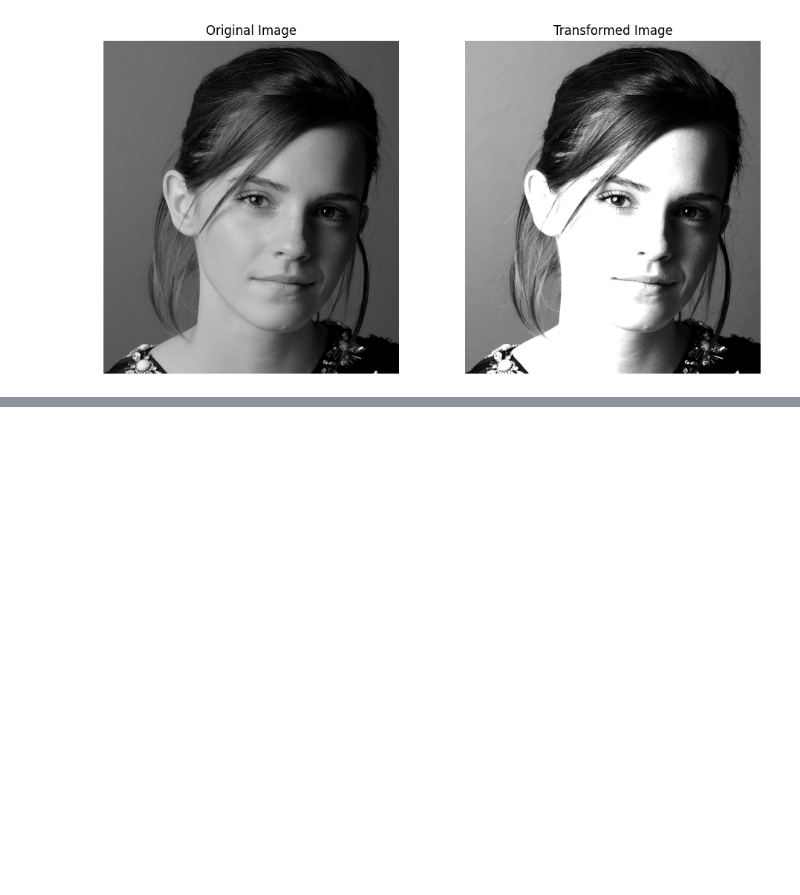
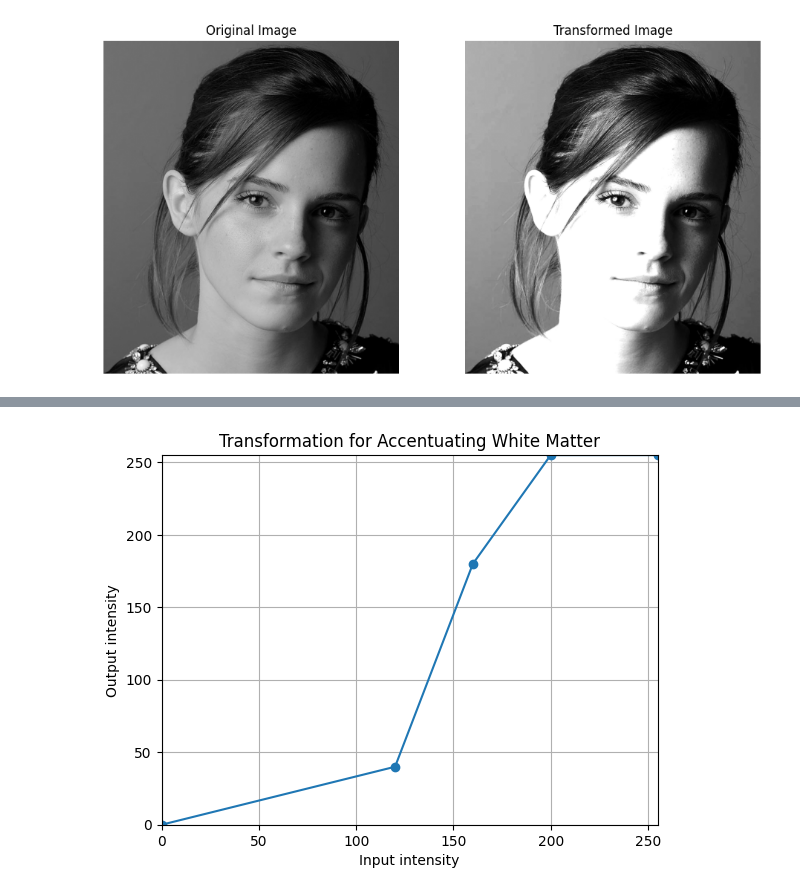
Before and after one commit to isithadinujaya/Vision-Assignment, a Jupyter notebook: vision-assignment.ipynb, the cells around one changed output, grey strips where cells are left out. Saved outputs shown, nothing was run; the diff lists cells and outputs as text; code cells hidden in the pictures; blank space fills up the shorter version.

```diff
--- a/vision-assignment.ipynb
+++ b/vision-assignment.ipynb
@@ -84,0 +126,31 @@ plt.show()
+# %%
+def intensity_transform(im, breakpoints):
+    x = breakpoints[:, 0]
+    y = breakpoints[:, 1]
+
+    transformed = np.interp(im, x, y)
+
+    return transformed.astype(np.uint8)
+
+bp_white = np.array([
+    [0,   0],
+    [120, 40],
+    [160, 180],
+    [200, 255],
+    [255, 255]
+])
+
+white_result = intensity_transform(brain, bp_white)
+
+plt.plot(bp_white[:, 0], bp_white[:, 1], marker='o')
+
+plt.xlabel("Input intensity")
+plt.ylabel("Output intensity")
+plt.title("Transformation for Accentuating White Matter")
+plt.xlim([0, 255])
+plt.ylim([0, 255])
+plt.grid()
+
+plt.show()
+# %% [output]
+[figure, added]
```
Also changed, not shown: parts of 7 cells of this notebook.
